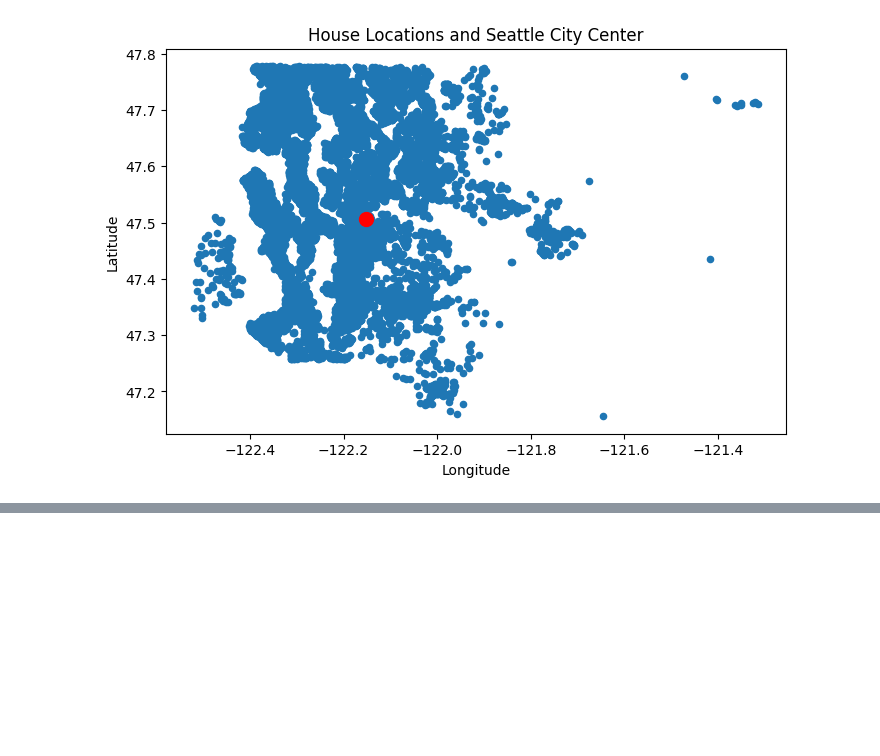
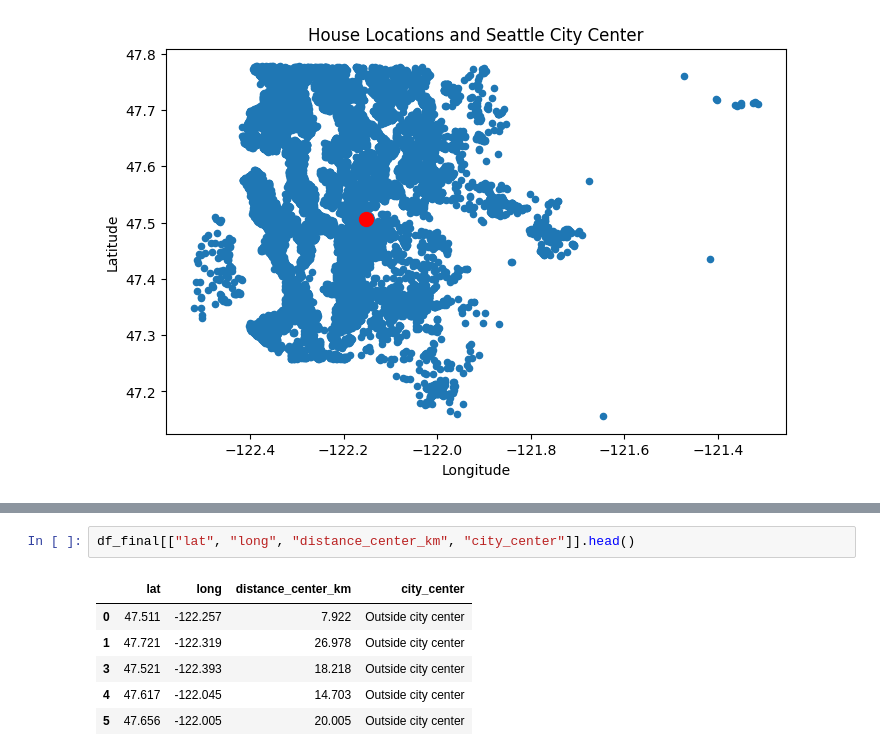
Before and after one commit to rambabugupta/ds-eda-project, a Jupyter notebook: 04_eda.ipynb, the cells around one changed output, grey strips where cells are left out. Cells and saved outputs as stored; diff of their text form; blank space fills up the shorter version.

```diff
--- a/04_eda.ipynb
+++ b/04_eda.ipynb
@@ -347,0 +357,9 @@ ModuleNotFoundError: No module named 'geopy'
+# %%
+df_final[["lat", "long", "distance_center_km", "city_center"]].head()
+# %% [output]
+|  | lat | long | distance_center_km | city_center |
+| 0 | 47.511 | -122.257 | 7.922 | Outside city center |
+| 1 | 47.721 | -122.319 | 26.978 | Outside city center |
+| 3 | 47.521 | -122.393 | 18.218 | Outside city center |
+| 4 | 47.617 | -122.045 | 14.703 | Outside city center |
+| 5 | 47.656 | -122.005 | 20.005 | Outside city center |
```
Also changed, not shown: parts of 6 cells of this notebook.
